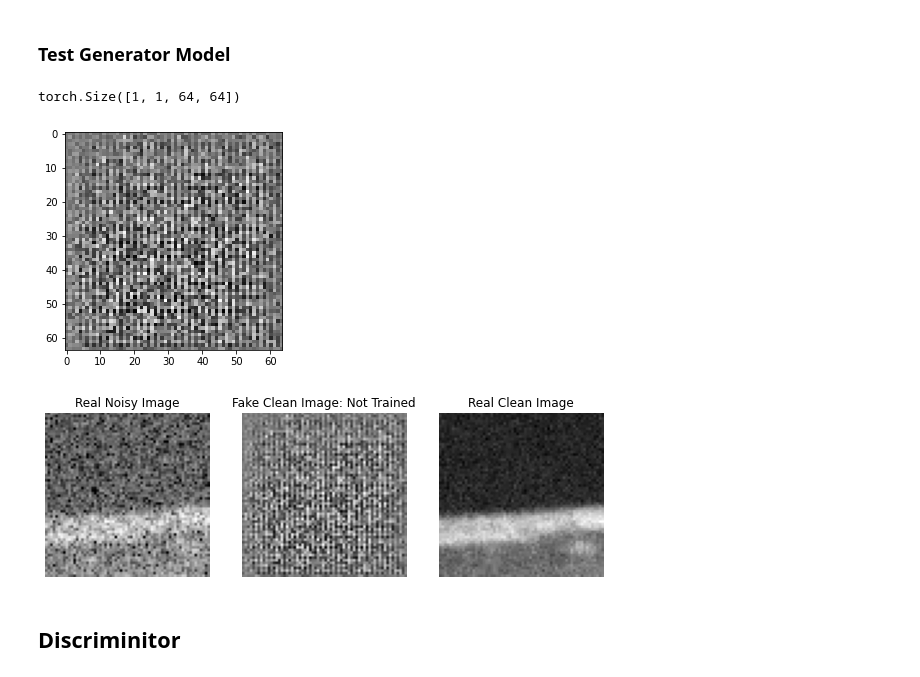
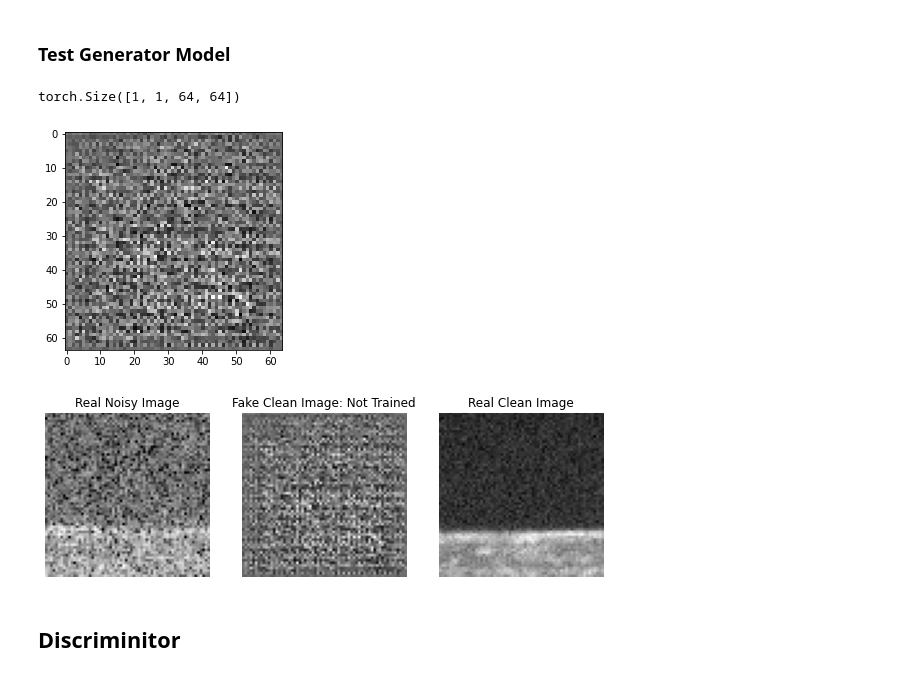
Before and after one commit to Zahidlab/OCT-classifier, a Jupyter notebook: OCT_Image_Denoiser_Pytorch.ipynb, the cells around one changed output. Saved outputs shown, nothing was run; the diff lists cells and outputs as text; code cells hidden in the pictures.

```diff
--- a/OCT_Image_Denoiser_Pytorch.ipynb
+++ b/OCT_Image_Denoiser_Pytorch.ipynb
@@ -226,5 +251,6 @@ def del_contents(path):
 # %%
-patch_data_dir = '/content/drive/MyDrive/Research/OCT datasets/Patch OCT Dataset'
+patch_data_dir = '/content/Patch OCT Dataset'
+# !unzip '/content/drive/MyDrive/Research/OCT datasets/Patch OCT Dataset.zip'
 clean_data_dir = join(patch_data_dir, 'Clean')
 noisy_data_dir = join(patch_data_dir, 'Noisy')
 IMAGE_PATHS = []
@@ -304,4 +330,6 @@ plt.subplot(1,2,2)
 plt.imshow(dataset[1][1].squeeze(), cmap = 'gray')
 plt.title('Clean Image')
 plt.axis("off")
+
+n,c = dataset[1][0], dataset[1][1]
 # %% [output]
@@ -322,5 +349,2 @@ print(timer()-start_time)
 # %%
 train_dl = DataLoader(dataset, batch_size = BATCH_SIZE, shuffle = True, pin_memory = True, num_workers = 2)
-# %%
-n,c = next(iter(train_dl))
-n.shape, c.shape
@@ -404,19 +416,19 @@ result = generator(rand_img)
 # %%
 generator = Generator().to(DEVICE)
 
-x = n[0].unsqueeze(dim=1)
+x = n.unsqueeze(dim=1)
 
 result = generator(x.to(DEVICE))
 print(result.shape)
 with torch.inference_mode():
   plt.imshow(result.squeeze().to('cpu'), cmap='gray')
 # %% [output]
 torch.Size([1, 1, 64, 64])
-[figure, old version]
+[figure, new version]
 # %%
-test_noisy_image = n[0].to(DEVICE)
+test_noisy_image = n.to(DEVICE)
 gen_clean_image = generator(test_noisy_image.unsqueeze(dim=1)).squeeze()
-real_clean_image = c[0]
+real_clean_image = c
 
 
 fig = plt.figure(figsize = (10,10))
@@ -436,7 +448,7 @@ with torch.inference_mode():
   plt.title("Real Clean Image")
   plt.axis('off')
 # %% [output]
-[figure, old version]
+[figure, new version]
 # %% [markdown]
 ## Discriminitor
 # %%
```
Also changed, not shown: parts of 33 cells of this notebook.
